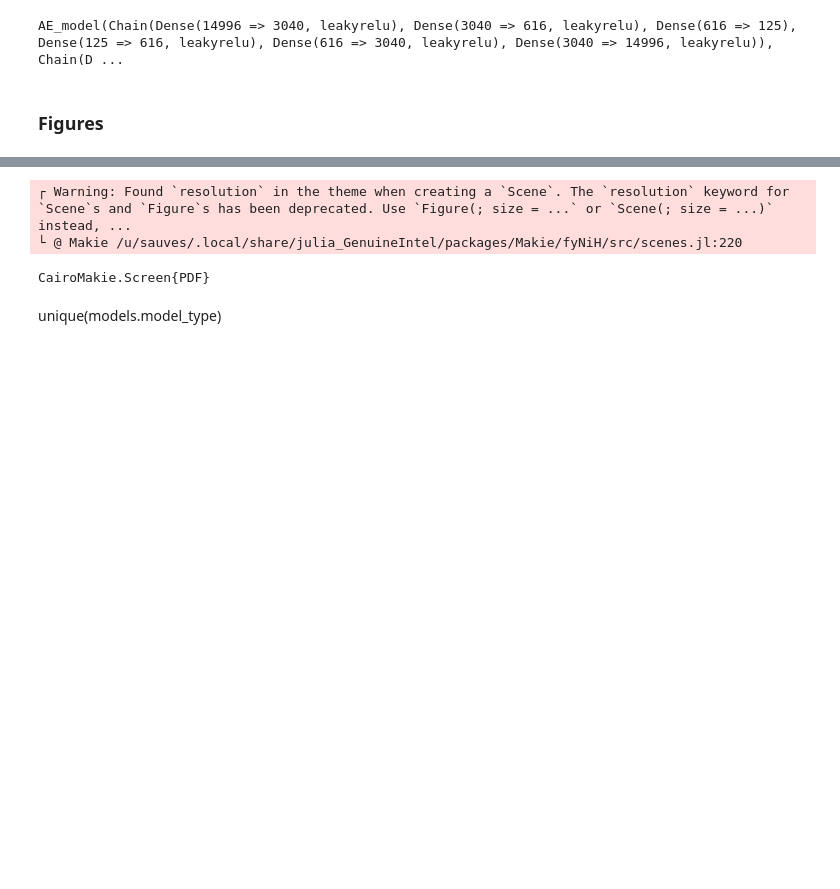
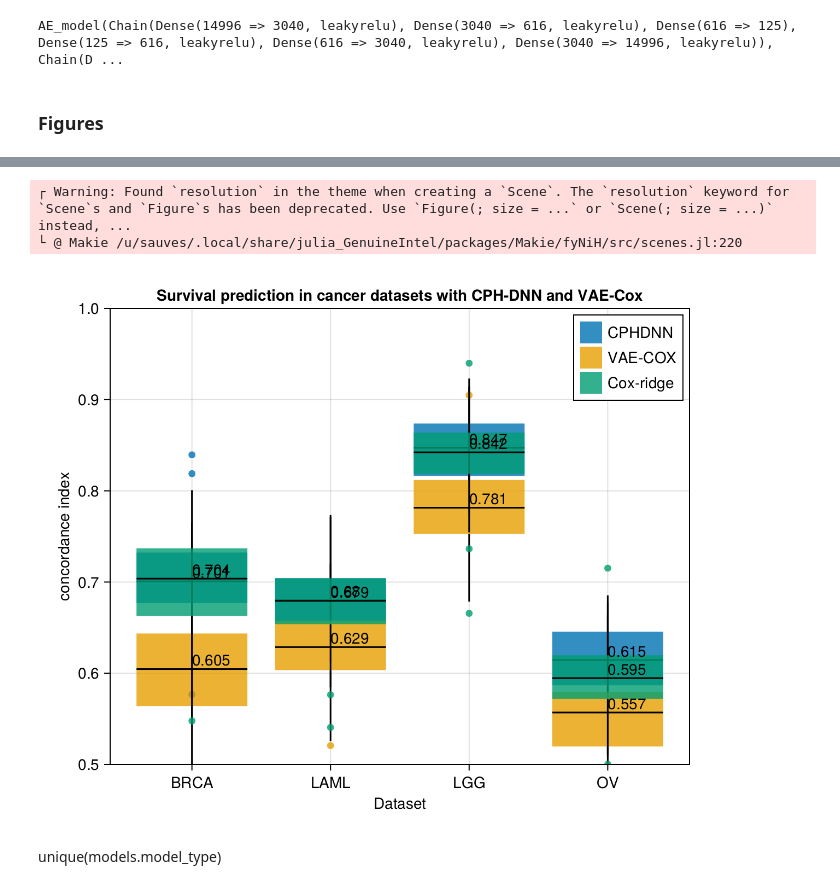
Before and after one commit to lemieux-lab/vae_cox, a Jupyter notebook: VAE_cox.ipynb, the cells around one changed output, grey strips where cells are left out. Drawn from its saved outputs; the diff is of its cells as text; code cells hidden in the pictures; blank space fills up the shorter version.

```diff
--- a/VAE_cox.ipynb
+++ b/VAE_cox.ipynb
@@ -632,30 +459,33 @@ unique(df.dataset)
 # %%
-models= df[[x in ["cphdnn_v5", "vaecox_v4"] for x in df[:,"model_type"]],:]
-models[models.dataset .== "BRCA_data(norm=true)", "dataset"] .= "Lgn-AML"
+models= df[[x in ["cphdnn_v5", "vaecox_v4", "cox_ridge"] for x in df[:,"model_type"]],:]
+models[models.dataset .== "BRCA_data(norm=true)", "dataset"] .= "LAML"
 #combine(groupby(cphdnn[:,["dataset", "cph_tst_c_ind"]], :dataset), :cph_tst_c_ind=>median)
 sorted_df = sort(models, :dataset)
 sorted_df = leftjoin(sorted_df, DataFrame(:id =>collect(1:length(unique(sorted_df.dataset))), :dataset =>unique(sorted_df.dataset)), on = :dataset)
 
 fig =  Figure(resolution = (612,512));
 ax = Axis(fig[1,1],
     xticks = (collect(1:length(unique(sorted_df.dataset))), unique(sorted_df.dataset)),
     title = "Survival prediction in cancer datasets with CPH-DNN and VAE-Cox",
     xlabel = "Dataset",
     ylabel = "concordance index",
     limits = (nothing, nothing, 0.5, 1))
 boxplot!(ax, sorted_df.id[sorted_df.model_type .== "cphdnn_v5"], sorted_df[sorted_df.model_type .== "cphdnn_v5","cph_tst_c_ind"], label = "CPHDNN")
 boxplot!(ax, sorted_df.id[sorted_df.model_type .== "vaecox_v4"], sorted_df[sorted_df.model_type .== "vaecox_v4","cph_tst_c_ind"], label = "VAE-COX")
+boxplot!(ax, sorted_df.id[sorted_df.model_type .== "cox_ridge"], sorted_df[sorted_df.model_type .== "cox_ridge","cph_tst_c_ind"], label = "Cox-ridge")
+
 #scatter!(ax, sorted_df[:,"id"], sorted_df[:,"cph_tst_c_ind"])
 medians = combine(groupby(sorted_df[:,["id", "model_type", "cph_tst_c_ind"]], ["id", "model_type"]), :cph_tst_c_ind=>median)
 text!(ax, medians.id, medians.cph_tst_c_ind_median, text= string.(round.(medians.cph_tst_c_ind_median, digits = 3)))
 axislegend(ax, position = :rt)
 CairoMakie.save("figures/cphdnn_vaecox_performance_multidatasets.svg",fig)
 CairoMakie.save("figures/cphdnn_vaecox_performance_multidatasets.png",fig)
 CairoMakie.save("figures/cphdnn_vaecox_performance_multidatasets.pdf",fig)
+fig
 # %% [output]
 ┌ Warning: Found `resolution` in the theme when creating a `Scene`. The `resolution` keyword for `Scene`s and `Figure`s has been deprecated. Use `Figure(; size = ...` or `Scene(; size = ...)` instead, ...
 └ @ Makie /u/sauves/.local/share/julia_GenuineIntel/packages/Makie/fyNiH/src/scenes.jl:220
-CairoMakie.Screen{PDF}
+[figure, added]
 # %% [markdown]
 unique(models.model_type)
 # %%
```
Also changed, not shown: parts of 6 cells of this notebook, 4 other files.
